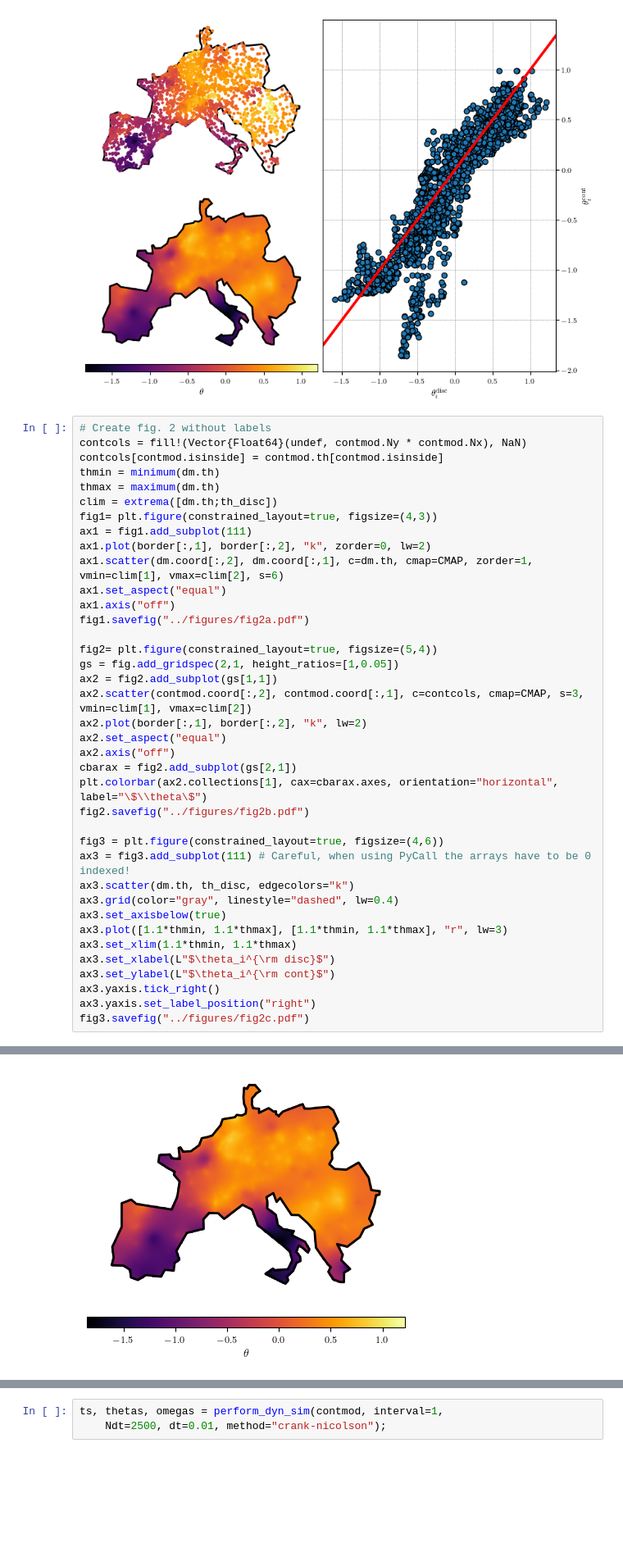
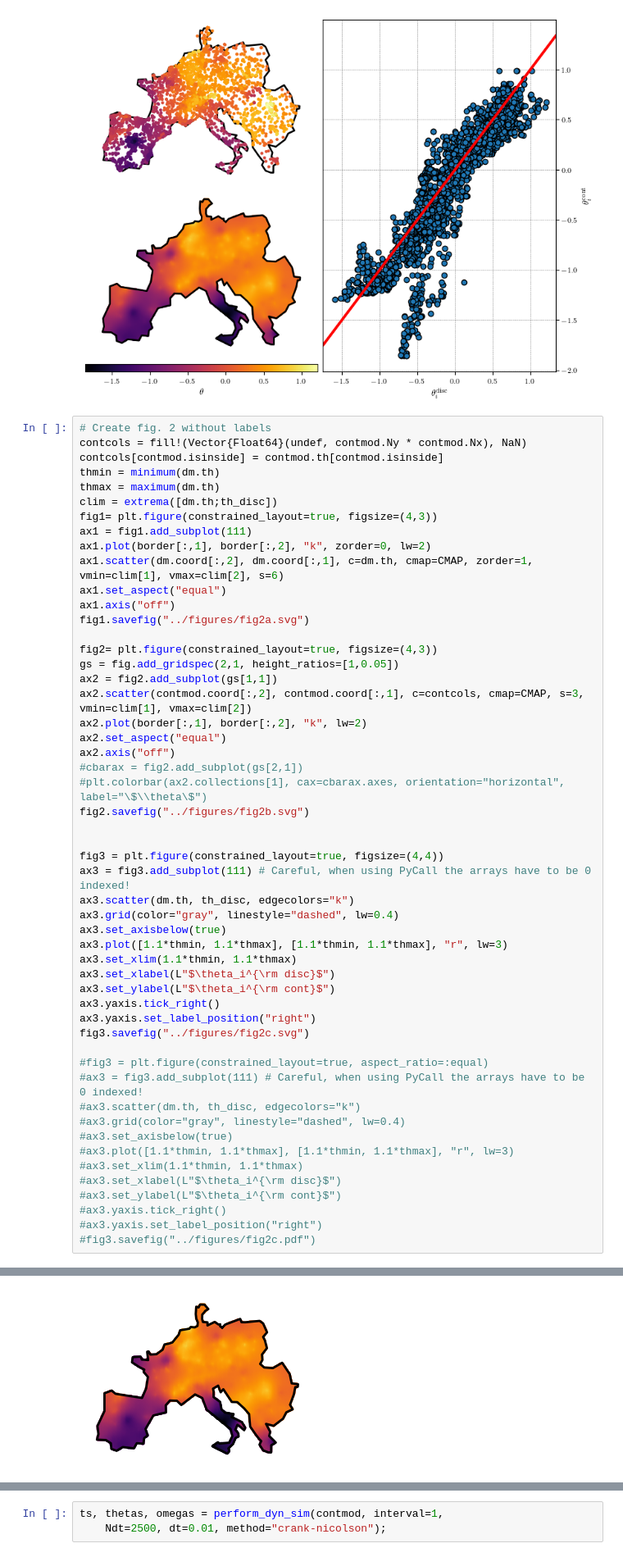
Before and after one commit to laurentpagnier/ContGridMod.jl, a Jupyter notebook: notebooks/plots.ipynb, the cells around one changed output, grey strips where cells are left out. Shown at 82% size. Saved outputs shown, nothing was run; the diff lists cells and outputs as text; blank space fills up the shorter version.

```diff
--- a/notebooks/plots.ipynb
+++ b/notebooks/plots.ipynb
@@ -256,38 +256,52 @@ contcols = fill!(Vector{Float64}(undef, contmod.Ny * contmod.Nx), NaN)
 contcols[contmod.isinside] = contmod.th[contmod.isinside]
 thmin = minimum(dm.th)
 thmax = maximum(dm.th)
 clim = extrema([dm.th;th_disc])
 fig1= plt.figure(constrained_layout=true, figsize=(4,3))
 ax1 = fig1.add_subplot(111)
 ax1.plot(border[:,1], border[:,2], "k", zorder=0, lw=2)
 ax1.scatter(dm.coord[:,2], dm.coord[:,1], c=dm.th, cmap=CMAP, zorder=1, vmin=clim[1], vmax=clim[2], s=6)
 ax1.set_aspect("equal")
 ax1.axis("off")
-fig1.savefig("../figures/fig2a.pdf")
+fig1.savefig("../figures/fig2a.svg")
 
-fig2= plt.figure(constrained_layout=true, figsize=(5,4))
+fig2= plt.figure(constrained_layout=true, figsize=(4,3))
 gs = fig.add_gridspec(2,1, height_ratios=[1,0.05])
 ax2 = fig2.add_subplot(gs[1,1])
 ax2.scatter(contmod.coord[:,2], contmod.coord[:,1], c=contcols, cmap=CMAP, s=3, vmin=clim[1], vmax=clim[2])
 ax2.plot(border[:,1], border[:,2], "k", lw=2)
 ax2.set_aspect("equal")
 ax2.axis("off")
-cbarax = fig2.add_subplot(gs[2,1])
-plt.colorbar(ax2.collections[1], cax=cbarax.axes, orientation="horizontal", label="\$\\theta\$")
-fig2.savefig("../figures/fig2b.pdf")
+#cbarax = fig2.add_subplot(gs[2,1])
+#plt.colorbar(ax2.collections[1], cax=cbarax.axes, orientation="horizontal", label="\$\\theta\$")
+fig2.savefig("../figures/fig2b.svg")
 
-fig3 = plt.figure(constrained_layout=true, figsize=(4,6))
+
+fig3 = plt.figure(constrained_layout=true, figsize=(4,4))
 ax3 = fig3.add_subplot(111) # Careful, when using PyCall the arrays have to be 0 indexed!
 ax3.scatter(dm.th, th_disc, edgecolors="k")
 ax3.grid(color="gray", linestyle="dashed", lw=0.4)
 ax3.set_axisbelow(true)
 ax3.plot([1.1*thmin, 1.1*thmax], [1.1*thmin, 1.1*thmax], "r", lw=3)
 ax3.set_xlim(1.1*thmin, 1.1*thmax)
 ax3.set_xlabel(L"$\theta_i^{\rm disc}$")
 ax3.set_ylabel(L"$\theta_i^{\rm cont}$")
 ax3.yaxis.tick_right()
 ax3.yaxis.set_label_position("right")
-fig3.savefig("../figures/fig2c.pdf")
+fig3.savefig("../figures/fig2c.svg")
+
+#fig3 = plt.figure(constrained_layout=true, aspect_ratio=:equal)
+#ax3 = fig3.add_subplot(111) # Careful, when using PyCall the arrays have to be 0 indexed!
+#ax3.scatter(dm.th, th_disc, edgecolors="k")
+#ax3.grid(color="gray", linestyle="dashed", lw=0.4)
+#ax3.set_axisbelow(true)
+#ax3.plot([1.1*thmin, 1.1*thmax], [1.1*thmin, 1.1*thmax], "r", lw=3)
+#ax3.set_xlim(1.1*thmin, 1.1*thmax)
+#ax3.set_xlabel(L"$\theta_i^{\rm disc}$")
+#ax3.set_ylabel(L"$\theta_i^{\rm cont}$")
+#ax3.yaxis.tick_right()
+#ax3.yaxis.set_label_position("right")
+#fig3.savefig("../figures/fig2c.pdf")
 # %% [output]
 [figure]
-[figure, old version]
+[figure, new version]
```
Also changed, not shown: parts of 5 cells of this notebook, 32 other files.
